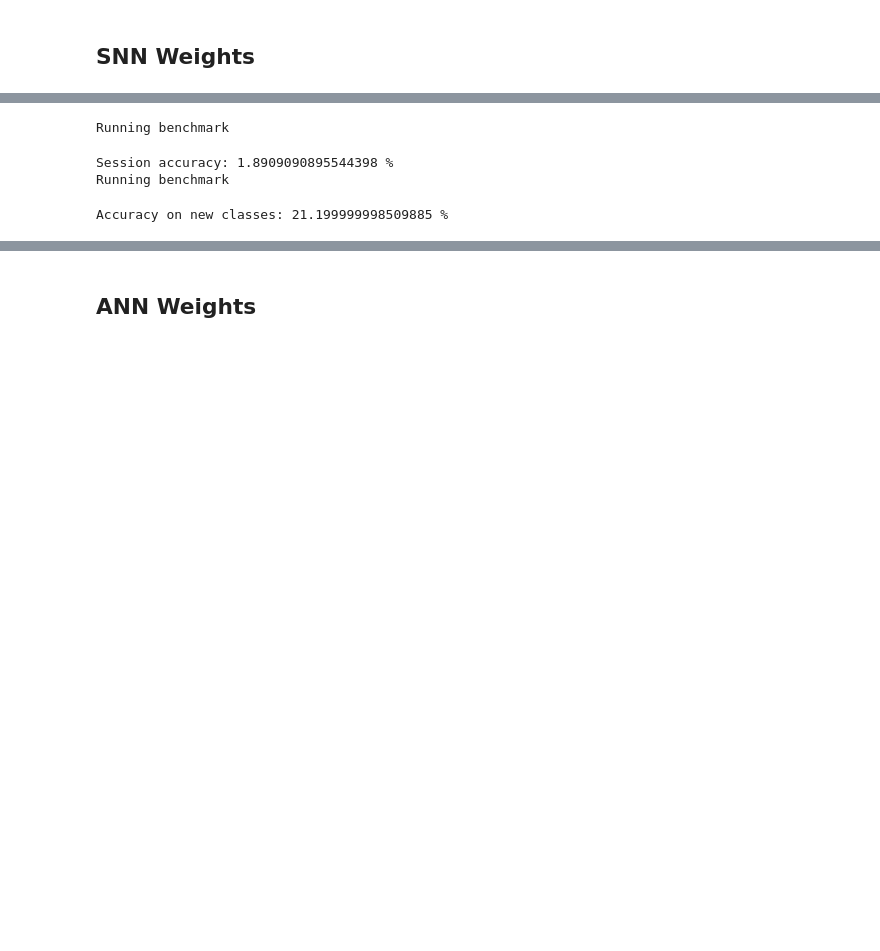
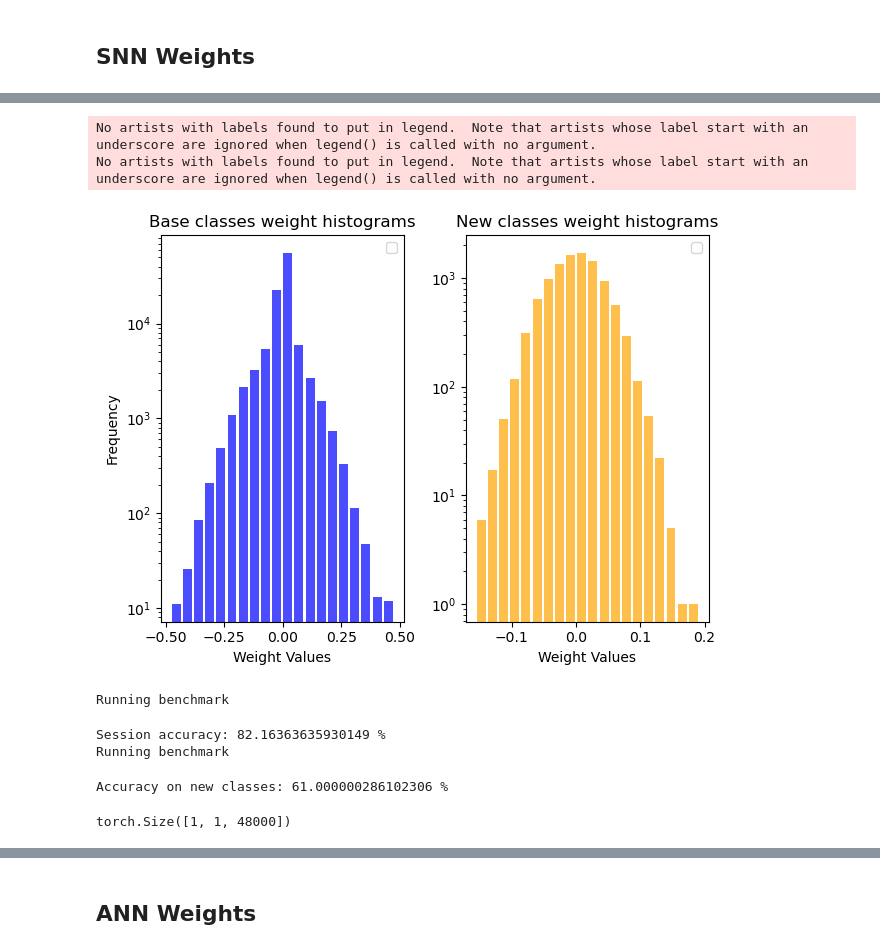
Before and after one commit to NeuroBench/neurobench, a Jupyter notebook: neurobench/examples/mswc_fscil/visualization.ipynb, the cells around one changed output, grey strips where cells are left out. Drawn from its saved outputs; the diff is of its cells as text; code cells hidden in the pictures; blank space fills up the shorter version.

```diff
--- a/neurobench/examples/mswc_fscil/visualization.ipynb
+++ b/neurobench/examples/mswc_fscil/visualization.ipynb
@@ -258,2 +411,5 @@ cur_class
 # %% [markdown]
 ## SNN Weights
+# %%
+PROTOTYPES = True
+cur_class = support[0][1].tolist()
@@ -315,3 +481,40 @@ Std: 0.04629902
+# %%
+weight_matrix = eval_model.net.snn[-1].W.weight.detach().cpu().numpy()
+
+# Use np.ix_ to create an open mesh of indices
+matrix1 = weight_matrix[:100,].transpose()
+# Replace cur_class with the appropriate value
+matrix2 = weight_matrix[cur_class].transpose()
+
+
+
+# Plot the first heatmap
+plt.subplot(1, 2, 1)
+plt.hist(matrix1.flatten(), bins=20, color='blue', alpha=0.7, log=True, rwidth=0.8)
+plt.title('Base classes weight histograms')
+plt.xlabel('Weight Values')
+plt.ylabel('Frequency')
+plt.legend()
+
+# Plot the second heatmap
+plt.subplot(1, 2, 2)
+plt.hist(matrix2.flatten(), bins=20, color='orange', alpha=0.7, log=True, rwidth=0.8)
+plt.title('New classes weight histograms')
+
+#
+plt.xlabel('Weight Values')
+# plt.ylabel('Frequency')
+plt.legend()
+
+# Adjust layout for better visualization
+plt.tight_layout()
+
+# Show the plots
+plt.show()
+# %% [output]
+No artists with labels found to put in legend.  Note that artists whose label start with an underscore are ignored when legend() is called with no argument.
+No artists with labels found to put in legend.  Note that artists whose label start with an underscore are ignored when legend() is called with no argument.
+[figure, added]
 # %%
 benchmark = Benchmark(eval_model, metric_list=[[],["classification_accuracy"]], dataloader=test_loader,
                                 preprocessors=[to_device, encode, squeeze], postprocessors=[])
@@ -331,15 +534,24 @@ mask = torch.full((200,), float('inf')).to(device)
 mask[session_classes] = 0
 out_mask = lambda x: x - mask
 
+if SAMPLED_STEPS:
+    sum_out = lambda x: torch.sum(x, dim=1)
+    out_mask = lambda x: sum_out(x) - mask
+
 # Run benchmark to evaluate accuracy of this specific session
 session_results = benchmark.run(dataloader = full_session_test_loader, postprocessors=[out_mask, out2pred, torch.squeeze])
 print(f"Session accuracy: {session_results['classification_accuracy']*100} %")
 
-# Run benchmark on query classes only
-query_results = benchmark.run(dataloader = query_loader, postprocessors=[out_mask, out2pred, torch.squeeze])
-print(f"Accuracy on new classes: {query_results['classification_accuracy']*100} %")
+
+if PROTOTYPES:
+    query_results = benchmark.run(dataloader = query_loader, postprocessors=[out_mask, F.softmax , out2pred, torch.squeeze])
+    print(f"Accuracy on new classes: {query_results['classification_accuracy']*100} %")
+else:
+    # Run benchmark on query classes only
+    query_results = benchmark.run(dataloader = query_loader, postprocessors=[out_mask, out2pred, torch.squeeze])
+    print(f"Accuracy on new classes: {query_results['classification_accuracy']*100} %")
 # %% [output]
 Running benchmark
-Session accuracy: 1.8909090895544398 %
+Session accuracy: 82.16363635930149 %
 Running benchmark
-Accuracy on new classes: 21.199999998509885 %
+Accuracy on new classes: 61.000000286102306 %
@@ -345,0 +570,4 @@ Accuracy on new classes: 21.199999998509885 %
+# %%
+base_test_set[i][0].to(device).reshape(1,1,-1).size()
+# %% [output]
+torch.Size([1, 1, 48000])
```
Also changed, not shown: parts of 39 cells of this notebook, 3 other files.
